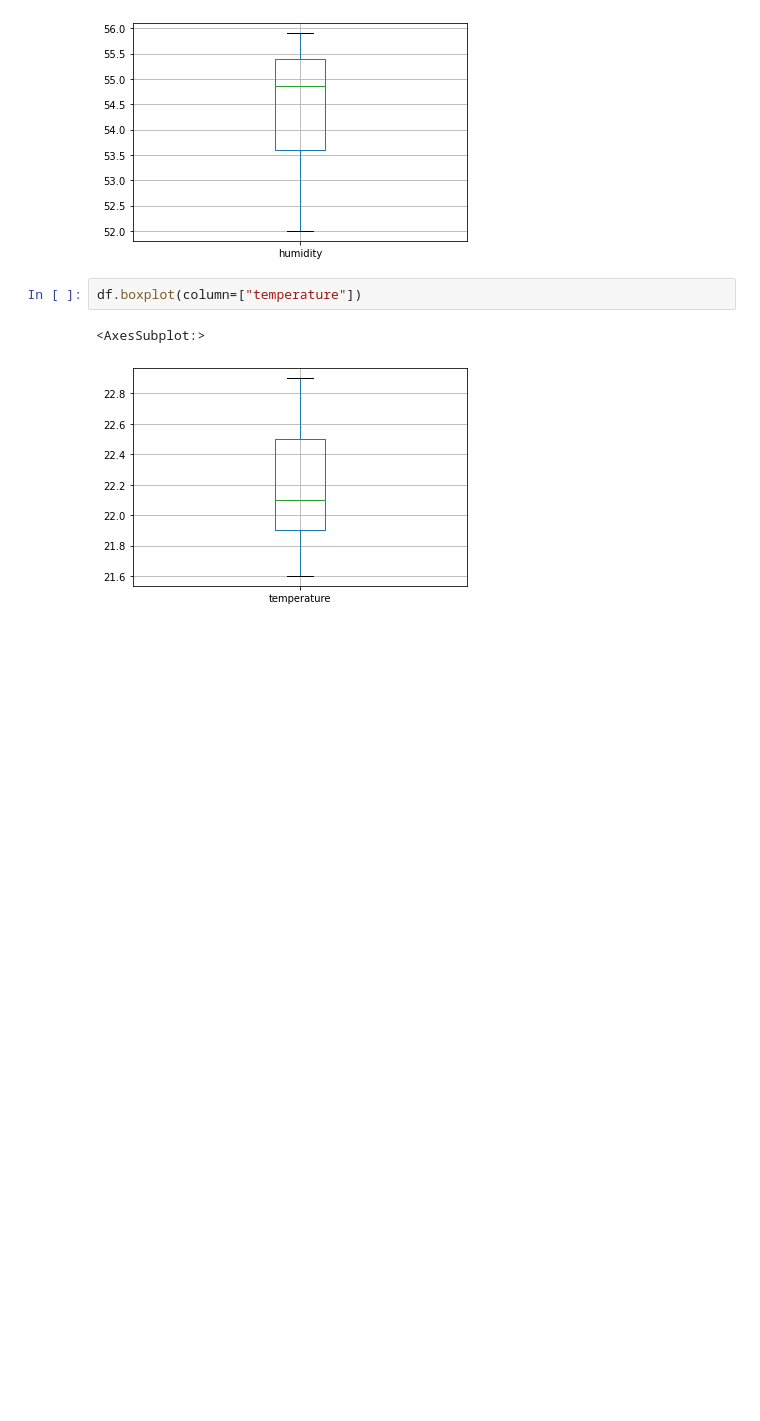
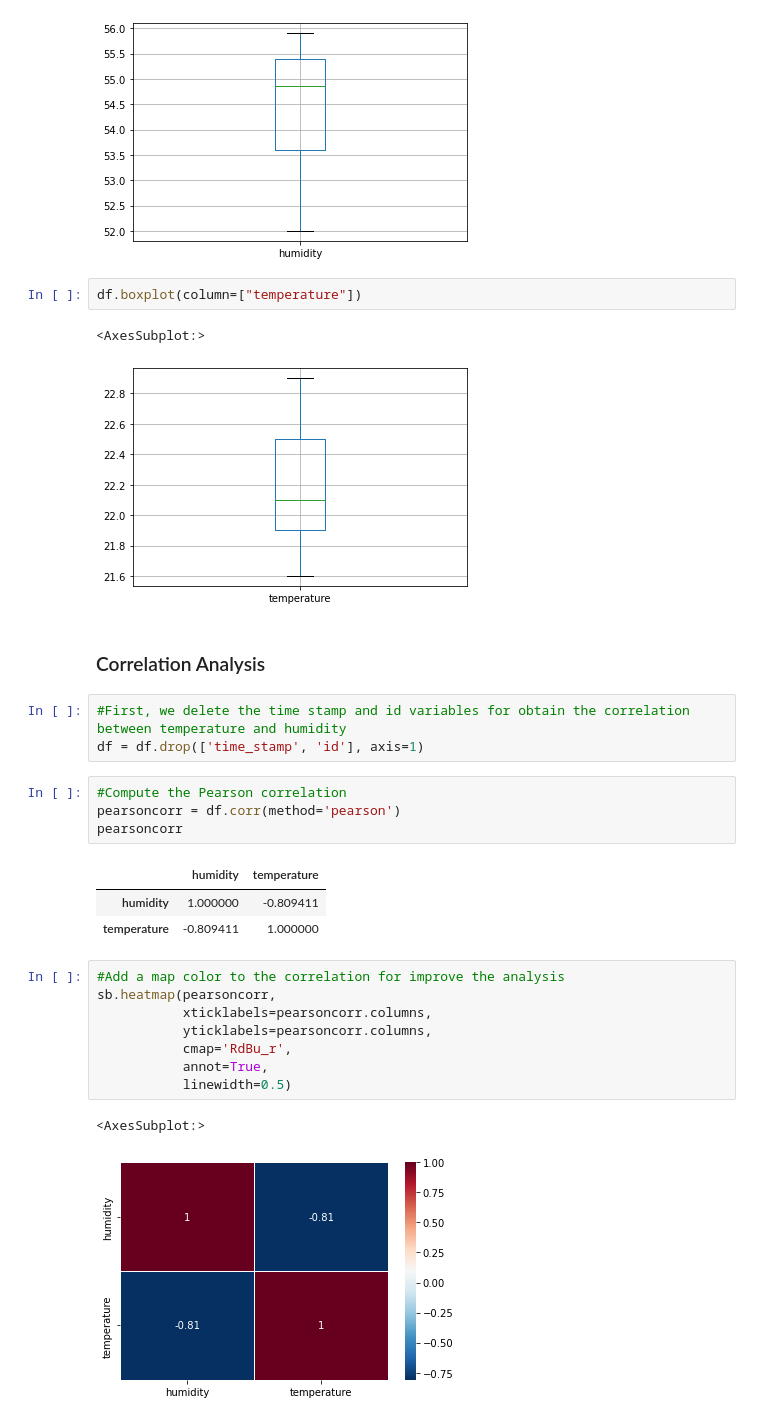
Before and after one commit to fdlogic/EDA_Sensors, a Jupyter notebook: EDA_variables_sensor.ipynb, the cells around one changed output. Saved outputs shown, nothing was run; the diff lists cells and outputs as text; blank space fills up the shorter version.

Commit message:
Add correlation to the analysis

```diff
--- a/EDA_variables_sensor.ipynb
+++ b/EDA_variables_sensor.ipynb
@@ -80,3 +96,27 @@ df.boxplot(column=["temperature"])
 # %% [output]
 <AxesSubplot:>
 [figure]
+# %% [markdown]
+### Correlation Analysis
+# %%
+#First, we delete the time stamp and id variables for obtain the correlation between temperature and humidity
+df = df.drop(['time_stamp', 'id'], axis=1)
+# %%
+#Compute the Pearson correlation
+pearsoncorr = df.corr(method='pearson')
+pearsoncorr
+# %% [output]
+|  | humidity | temperature |
+| humidity | 1.000000 | -0.809411 |
+| temperature | -0.809411 | 1.000000 |
+# %%
+#Add a map color to the correlation for improve the analysis
+sb.heatmap(pearsoncorr,
+           xticklabels=pearsoncorr.columns,
+           yticklabels=pearsoncorr.columns,
+           cmap='RdBu_r',
+           annot=True,
+           linewidth=0.5)
+# %% [output]
+<AxesSubplot:>
+[figure, added]
```
Also changed, not shown: parts of 4 cells of this notebook, 1 other file.
